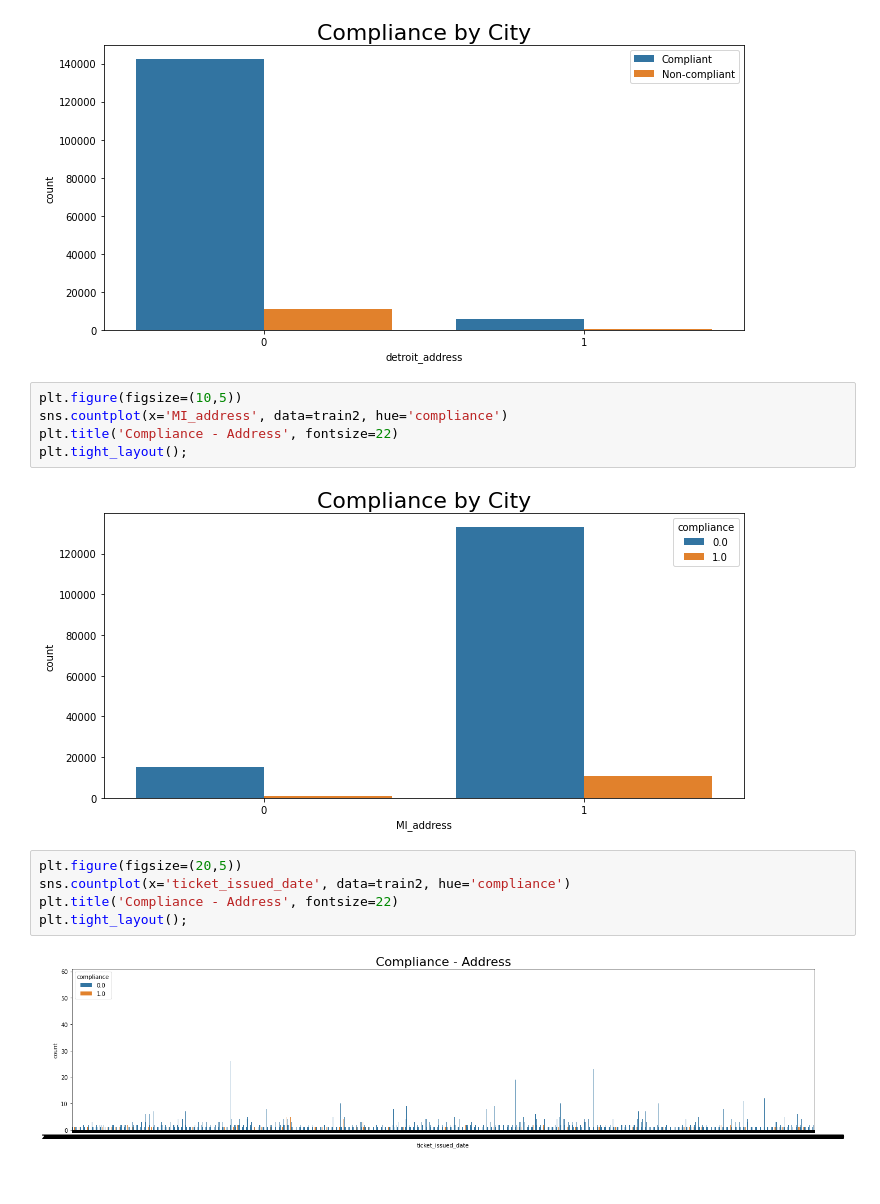
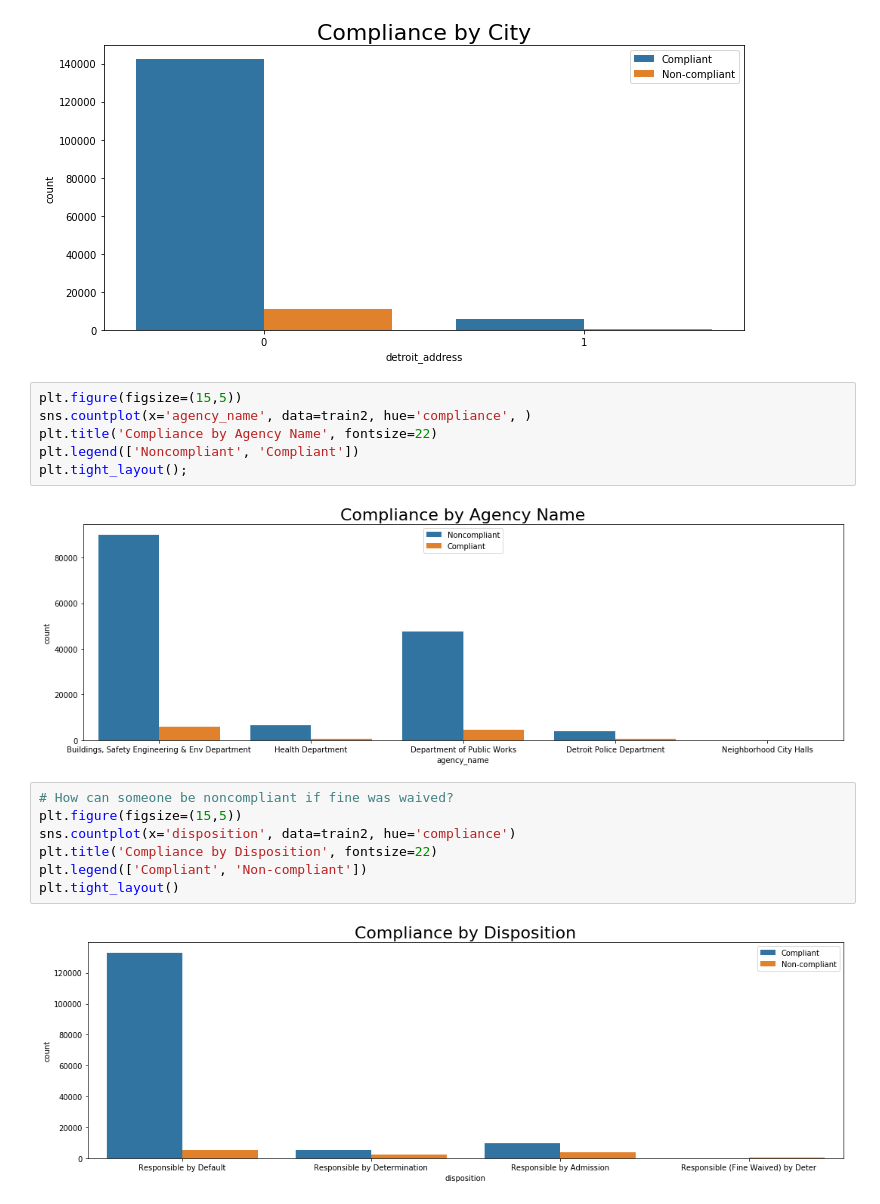
Before and after one commit to Morgan-Sell/detroit-blight-ticket, a Jupyter notebook: supervised_ml.ipynb, the cells around one changed output. Cells and saved outputs as stored; diff of their text form.

```diff
--- a/supervised_ml.ipynb
+++ b/supervised_ml.ipynb
@@ -468,16 +551,19 @@ plt.tight_layout();
 # %% [output]
 [figure]
 # %%
-plt.figure(figsize=(10,5))
-sns.countplot(x='MI_address', data=train2, hue='compliance')
-plt.title('Compliance - Address', fontsize=22)
+plt.figure(figsize=(15,5))
+sns.countplot(x='agency_name', data=train2, hue='compliance', )
+plt.title('Compliance by Agency Name', fontsize=22)
+plt.legend(['Noncompliant', 'Compliant'])
 plt.tight_layout();
 # %% [output]
-[figure, old version]
+[figure, new version]
 # %%
-plt.figure(figsize=(20,5))
-sns.countplot(x='ticket_issued_date', data=train2, hue='compliance')
-plt.title('Compliance - Address', fontsize=22)
-plt.tight_layout();
+# How can someone be noncompliant if fine was waived?
+plt.figure(figsize=(15,5))
+sns.countplot(x='disposition', data=train2, hue='compliance')
+plt.title('Compliance by Disposition', fontsize=22)
+plt.legend(['Compliant', 'Non-compliant'])
+plt.tight_layout()
 # %% [output]
-[figure, old version]
+[figure, new version]
```
Also changed, not shown: parts of 19 cells of this notebook.
